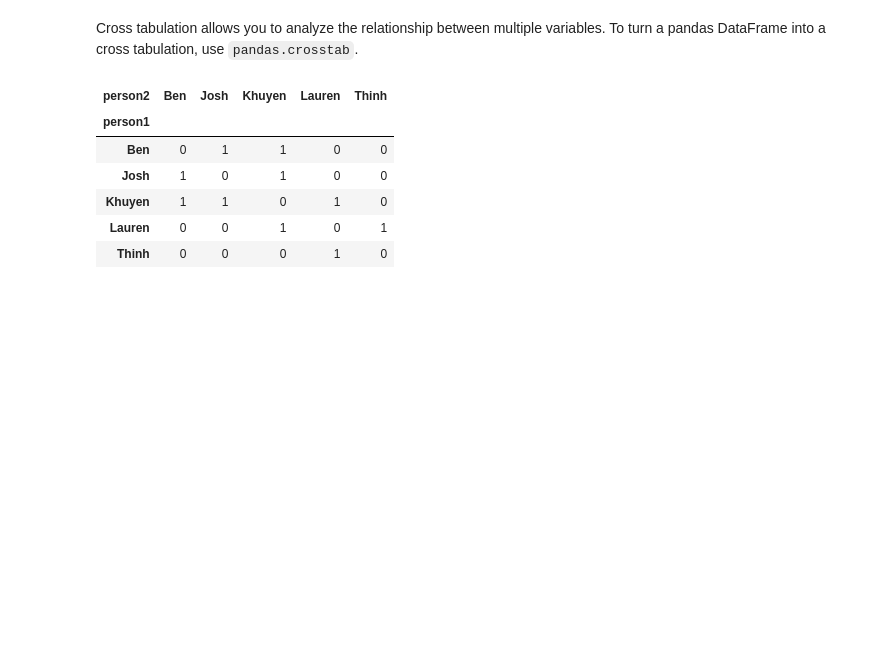
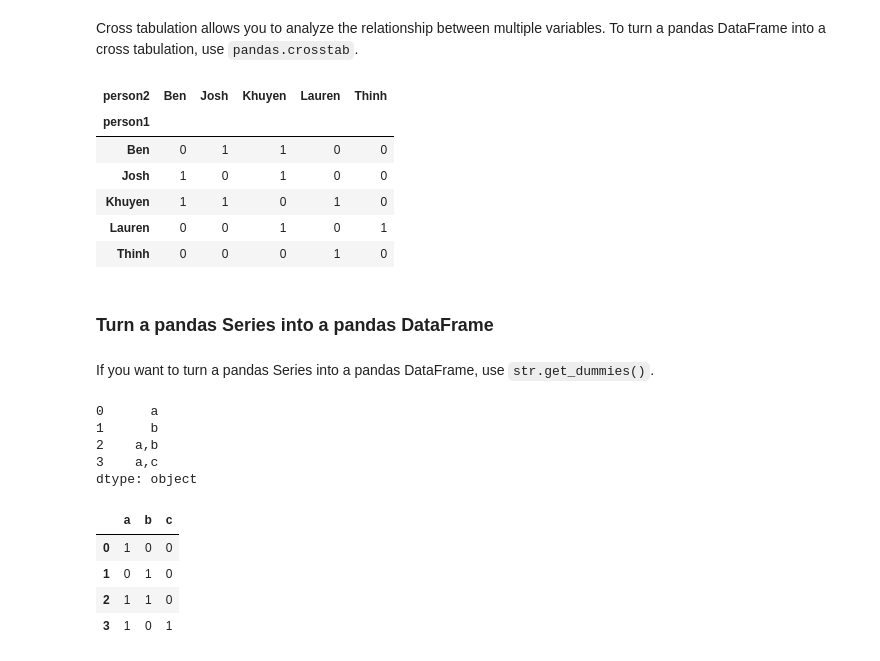
Before and after one commit to khuyentran1401/Efficient_Python_tricks_and_tools_for_data_scientists, a Jupyter notebook: docs/_sources/Chapter3/transform_dataframe.ipynb, the cells around one changed output. Drawn from its saved outputs; the diff is of its cells as text; code cells hidden in the pictures; blank space fills up the shorter version.

Commit message:
add str.get_dummies

```diff
--- a/docs/_sources/Chapter3/transform_dataframe.ipynb
+++ b/docs/_sources/Chapter3/transform_dataframe.ipynb
@@ -269,3 +269,27 @@ pd.crosstab(friends.person1, friends.person2)
 | Khuyen | 1 | 1 | 0 | 1 | 0 |
 | Lauren | 0 | 0 | 1 | 0 | 1 |
 | Thinh | 0 | 0 | 0 | 1 | 0 |
+# %% [markdown]
+### Turn a pandas Series into a pandas DataFrame
+# %% [markdown]
+If you want to turn a pandas Series into a pandas DataFrame, use `str.get_dummies()`.
+# %%
+import pandas as pd
+
+s = pd.Series(["a", "b", "a,b", "a,c"])
+s
+# %% [output]
+0      a
+1      b
+2    a,b
+3    a,c
+dtype: object
+# %%
+# Split the string by ","
+s.str.get_dummies(sep=",")
+# %% [output]
+|  | a | b | c |
+| 0 | 1 | 0 | 0 |
+| 1 | 0 | 1 | 0 |
+| 2 | 1 | 1 | 0 |
+| 3 | 1 | 0 | 1 |
```
Also changed, not shown: 3 other files.
